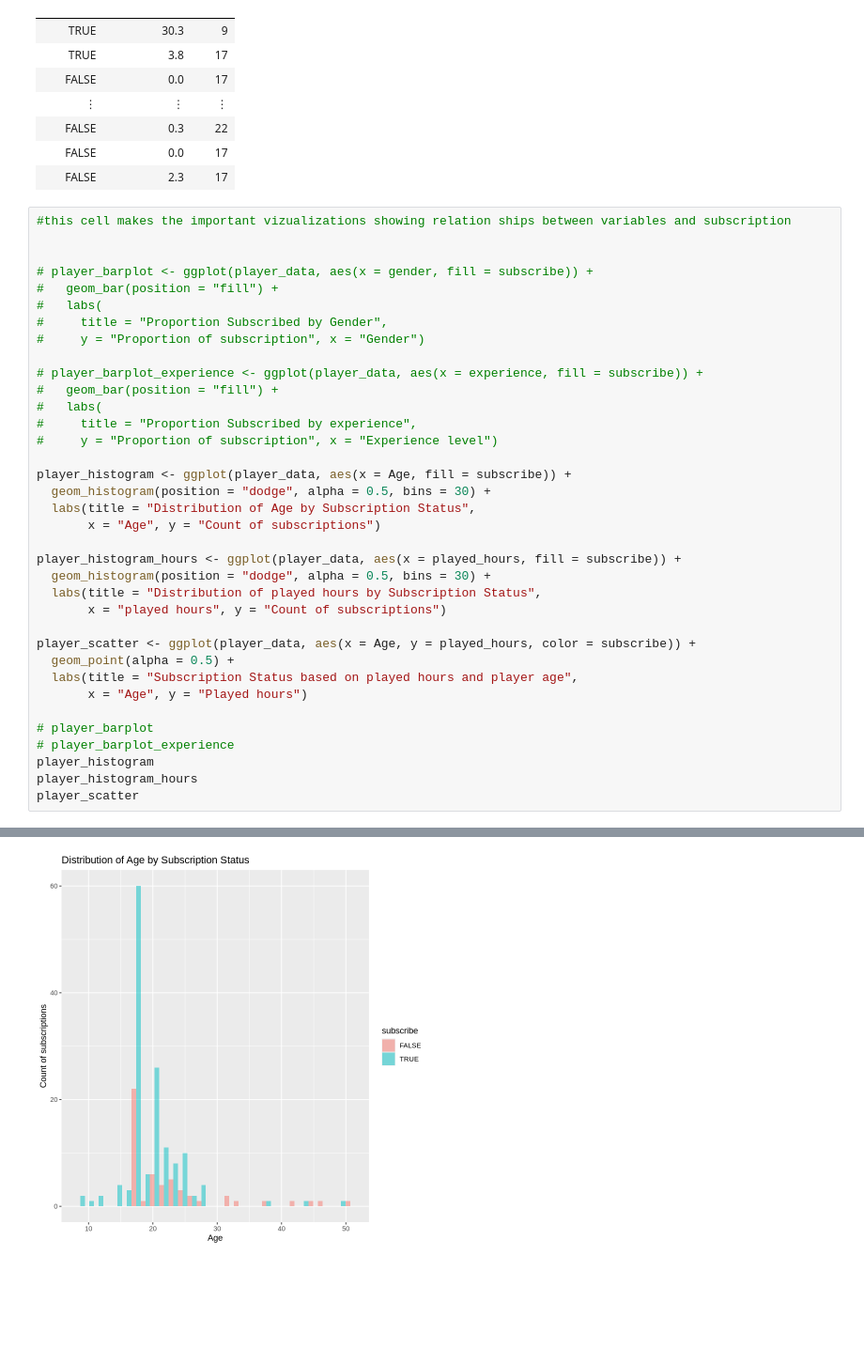
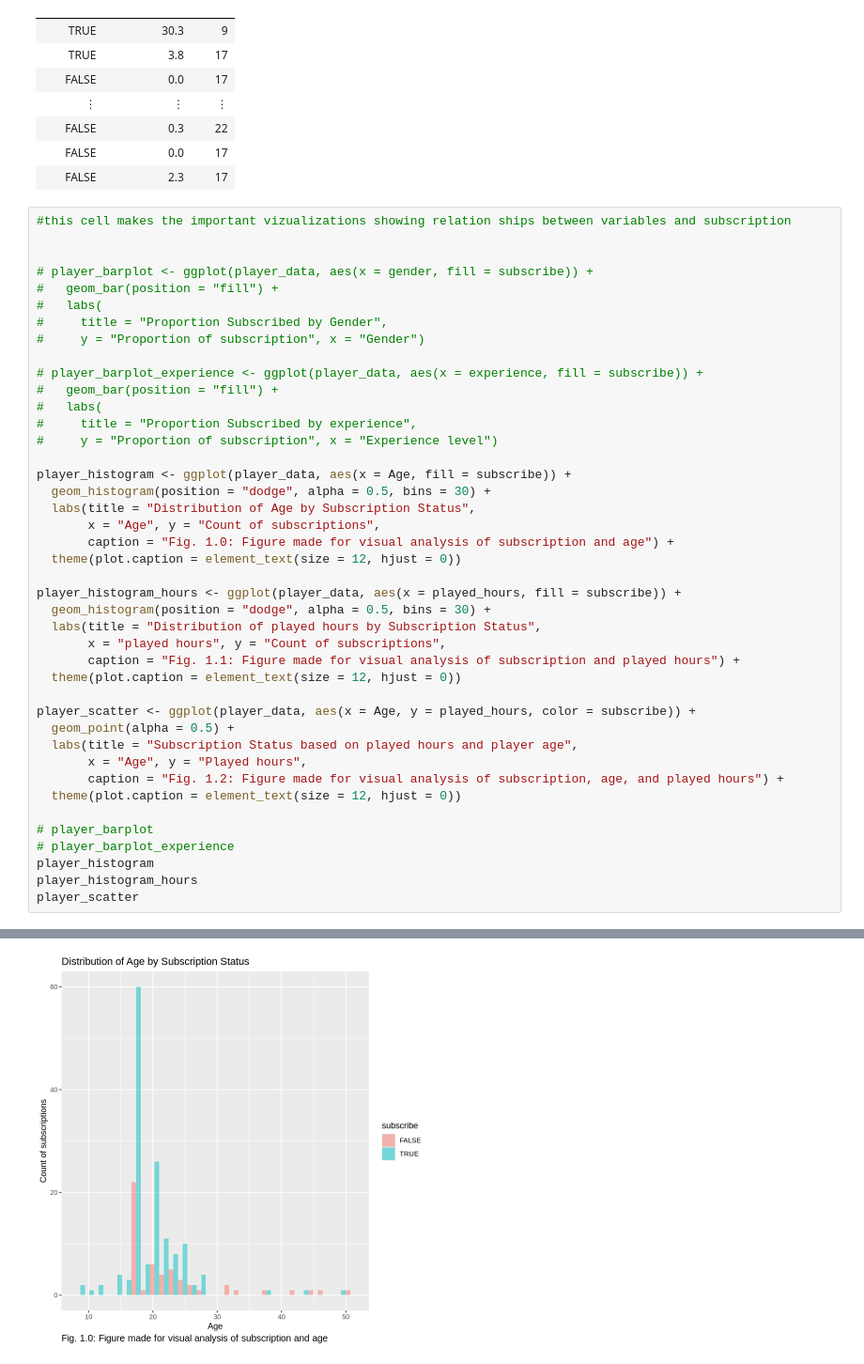
Before and after one commit to Rico-rgb/dsci-100-project-template, a Jupyter notebook: project real.ipynb, the cells around one changed output, grey strips where cells are left out. Shown at 94% size. Drawn from its saved outputs; the diff is of its cells as text; blank space fills up the shorter version.

```diff
--- a/project real.ipynb
+++ b/project real.ipynb
@@ -72,37 +74,43 @@ A tibble: 194 × 3
 #   labs(
 #     title = "Proportion Subscribed by Gender",
 #     y = "Proportion of subscription", x = "Gender")
 
 # player_barplot_experience <- ggplot(player_data, aes(x = experience, fill = subscribe)) +
 #   geom_bar(position = "fill") +
 #   labs(
 #     title = "Proportion Subscribed by experience",
 #     y = "Proportion of subscription", x = "Experience level")
 
 player_histogram <- ggplot(player_data, aes(x = Age, fill = subscribe)) +
   geom_histogram(position = "dodge", alpha = 0.5, bins = 30) +
   labs(title = "Distribution of Age by Subscription Status",
-       x = "Age", y = "Count of subscriptions")
+       x = "Age", y = "Count of subscriptions",
+       caption = "Fig. 1.0: Figure made for visual analysis of subscription and age") +
+  theme(plot.caption = element_text(size = 12, hjust = 0))
 
 player_histogram_hours <- ggplot(player_data, aes(x = played_hours, fill = subscribe)) +
   geom_histogram(position = "dodge", alpha = 0.5, bins = 30) +
   labs(title = "Distribution of played hours by Subscription Status",
-       x = "played hours", y = "Count of subscriptions")
+       x = "played hours", y = "Count of subscriptions",
+       caption = "Fig. 1.1: Figure made for visual analysis of subscription and played hours") +
+  theme(plot.caption = element_text(size = 12, hjust = 0))
 
 player_scatter <- ggplot(player_data, aes(x = Age, y = played_hours, color = subscribe)) +
   geom_point(alpha = 0.5) +
   labs(title = "Subscription Status based on played hours and player age",
-       x = "Age", y = "Played hours")
+       x = "Age", y = "Played hours",
+       caption = "Fig. 1.2: Figure made for visual analysis of subscription, age, and played hours") +
+  theme(plot.caption = element_text(size = 12, hjust = 0))
 
 # player_barplot
 # player_barplot_experience
 player_histogram
 player_histogram_hours
 player_scatter
 # %% [output]
 Warning message:
 “Removed 2 rows containing non-finite outside the scale range (`stat_bin()`).”
-[figure, old version]
+[figure, new version]
 Warning message:
 “Removed 2 rows containing missing values or values outside the scale range
 (`geom_point()`).”
```
Also changed, not shown: parts of 7 cells of this notebook.
